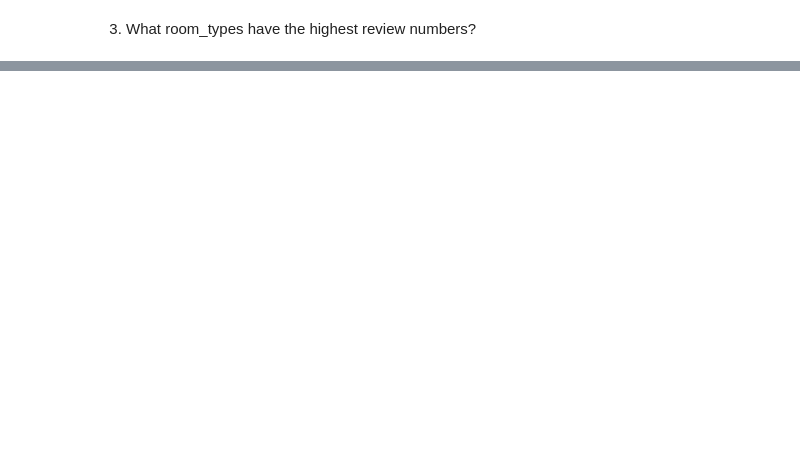
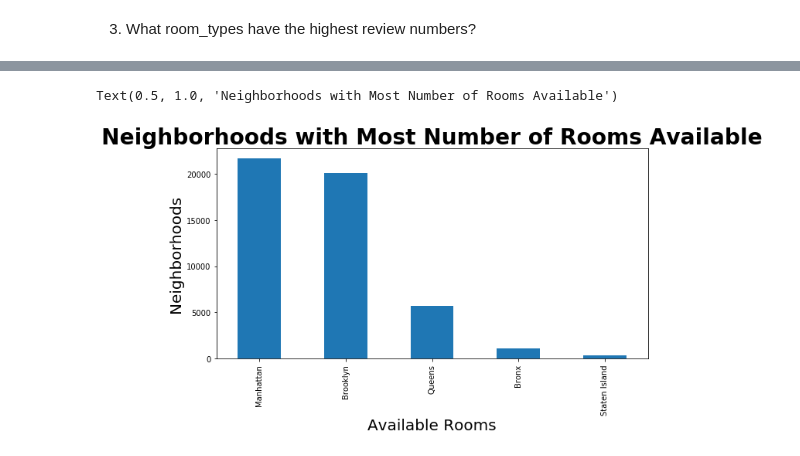
Before and after one commit to celestebarrios/CS-Dojo-Data-Analysis-Visualization-with-Python-Matplotlib-and-Pandas-Matplotlib-, a Jupyter notebook: AirBnB Case Study Project Jupyter notebook.ipynb, the cells around one changed output, grey strips where cells are left out. Cells and saved outputs as stored; diff of their text form; code cells hidden in the pictures; blank space fills up the shorter version.

```diff
--- a/AirBnB Case Study Project Jupyter notebook.ipynb
+++ b/AirBnB Case Study Project Jupyter notebook.ipynb
@@ -76,0 +266,6 @@ Also, if you uncovered some more details that were not asked above, please discr
+# %%
+air_bnb.drop(['id','host_name','last_review'], axis=1, inplace=True)
+# %%
+air_bnb.fillna({'reviews_per_month':0}, inplace=True)
+#Checking work
+air_bnb.reviews_per_month.isnull().sum()
@@ -76,0 +284,11 @@ Also, if you uncovered some more details that were not asked above, please discr
+# %%
+# Neighborhoods with most places for rent
+Available_Rent = air_bnb['neighbourhood_group'].value_counts()
+(Available_Rent.head(20)).plot.bar(figsize =(10, 5))
+
+plt.xlabel("Available Rooms", size=20)
+plt.ylabel("Neighborhoods", size=20)
+plt.title("Neighborhoods with Most Number of Rooms Available",size=28, weight='bold')
+# %% [output]
+Text(0.5, 1.0, 'Neighborhoods with Most Number of Rooms Available')
+[figure, added]
```
Also changed, not shown: parts of 32 cells of this notebook, 3 other files.
